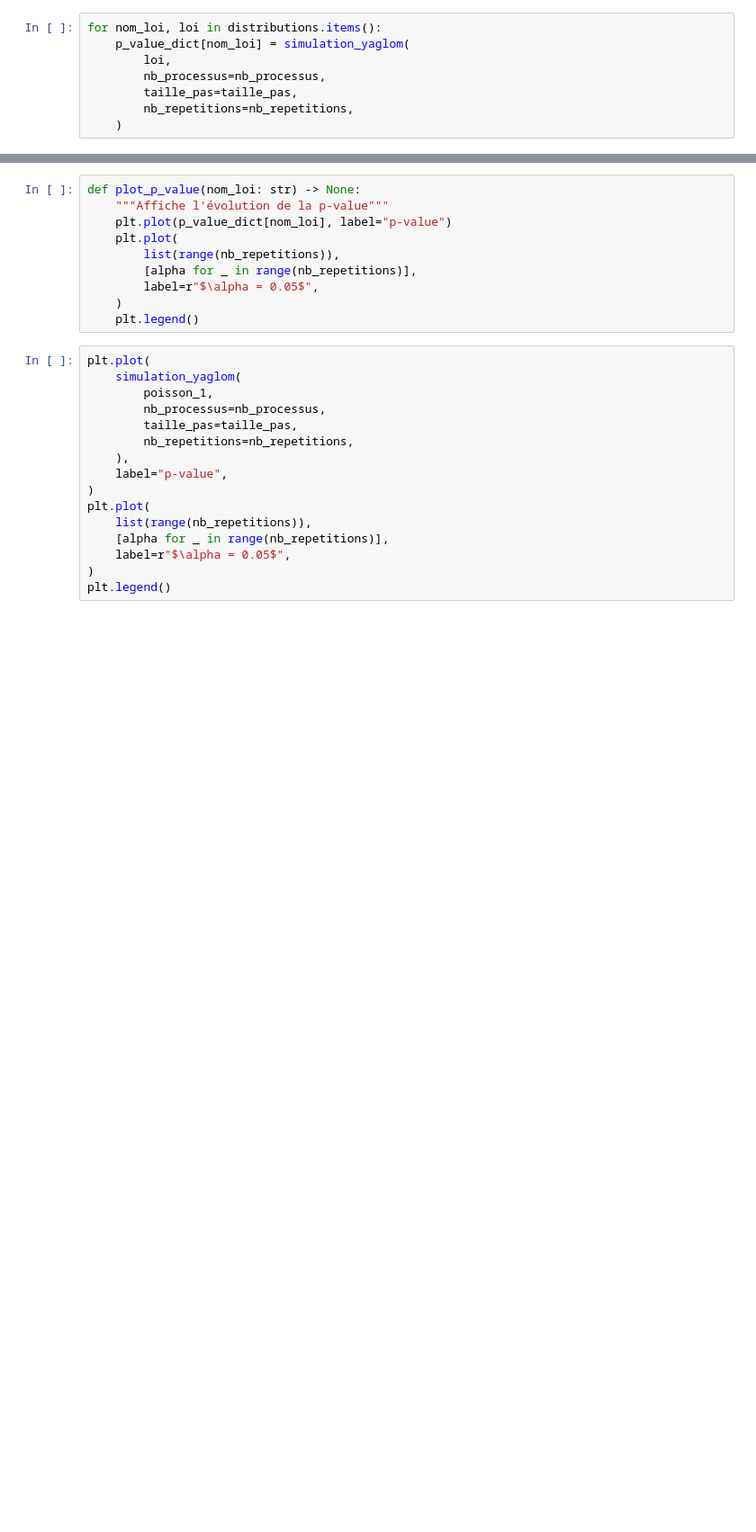
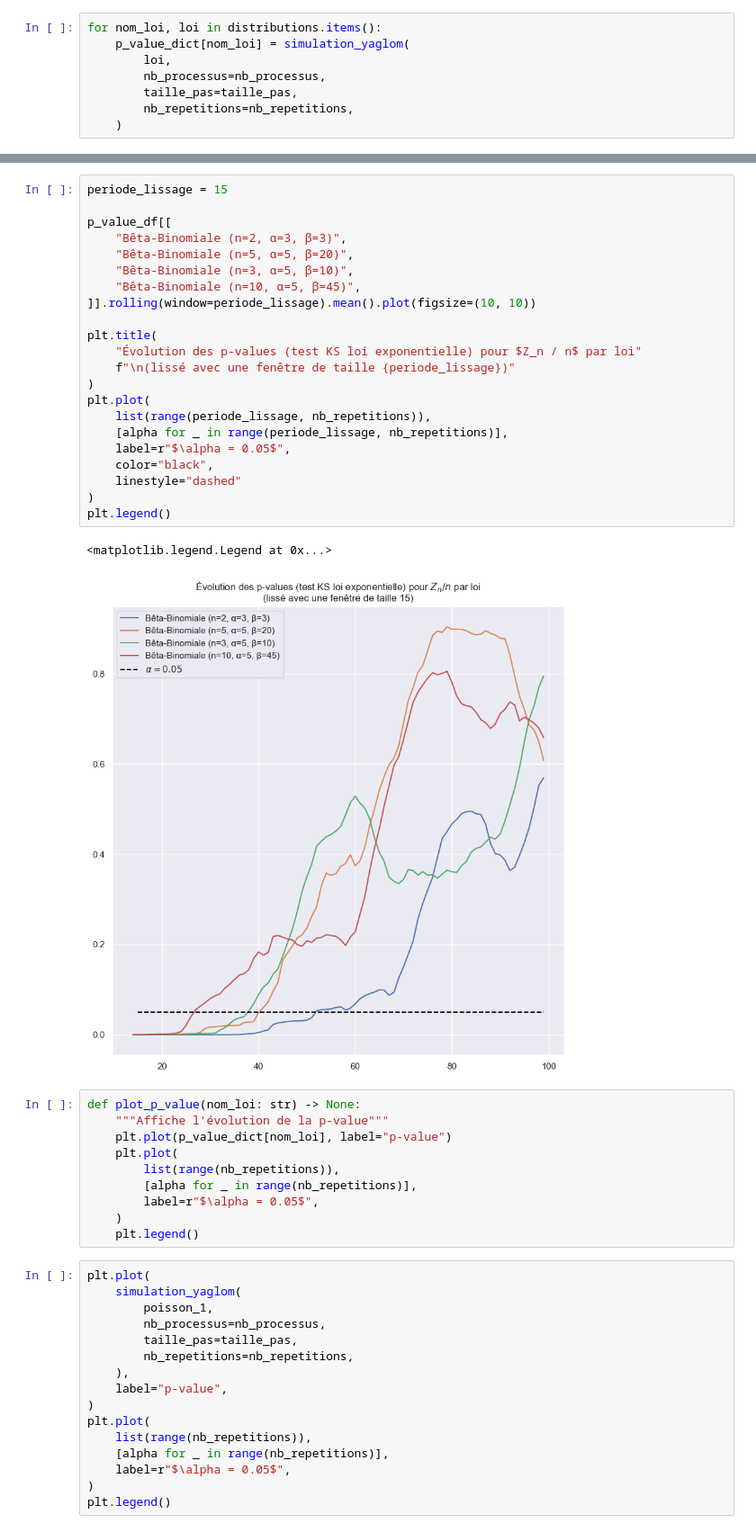
Before and after one commit to Ab2nour/epidemic-simulation, a Jupyter notebook: src/notebooks/galton-watson.ipynb, the cells around one changed output, grey strips where cells are left out. Shown at 90% size. Cells and saved outputs as stored; diff of their text form; blank space fills up the shorter version.

```diff
--- a/src/notebooks/galton-watson.ipynb
+++ b/src/notebooks/galton-watson.ipynb
@@ -456,3 +512,28 @@ plt.legend()
+# %%
+periode_lissage = 15
+
+p_value_df[[
+    "Bêta-Binomiale (n=2, α=3, β=3)",
+    "Bêta-Binomiale (n=5, α=5, β=20)",
+    "Bêta-Binomiale (n=3, α=5, β=10)",
+    "Bêta-Binomiale (n=10, α=5, β=45)",
+]].rolling(window=periode_lissage).mean().plot(figsize=(10, 10))
+
+plt.title(
+    "Évolution des p-values (test KS loi exponentielle) pour $Z_n / n$ par loi"
+    f"\n(lissé avec une fenêtre de taille {periode_lissage})"
+)
+plt.plot(
+    list(range(periode_lissage, nb_repetitions)),
+    [alpha for _ in range(periode_lissage, nb_repetitions)],
+    label=r"$\alpha = 0.05$",
+    color="black",
+    linestyle="dashed"
+)
+plt.legend()
+# %% [output]
+<matplotlib.legend.Legend at 0x...>
+[figure, added]
 # %%
 def plot_p_value(nom_loi: str) -> None:
     """Affiche l'évolution de la p-value"""
```
Also changed, not shown: parts of 11 cells of this notebook, 1 other file.
